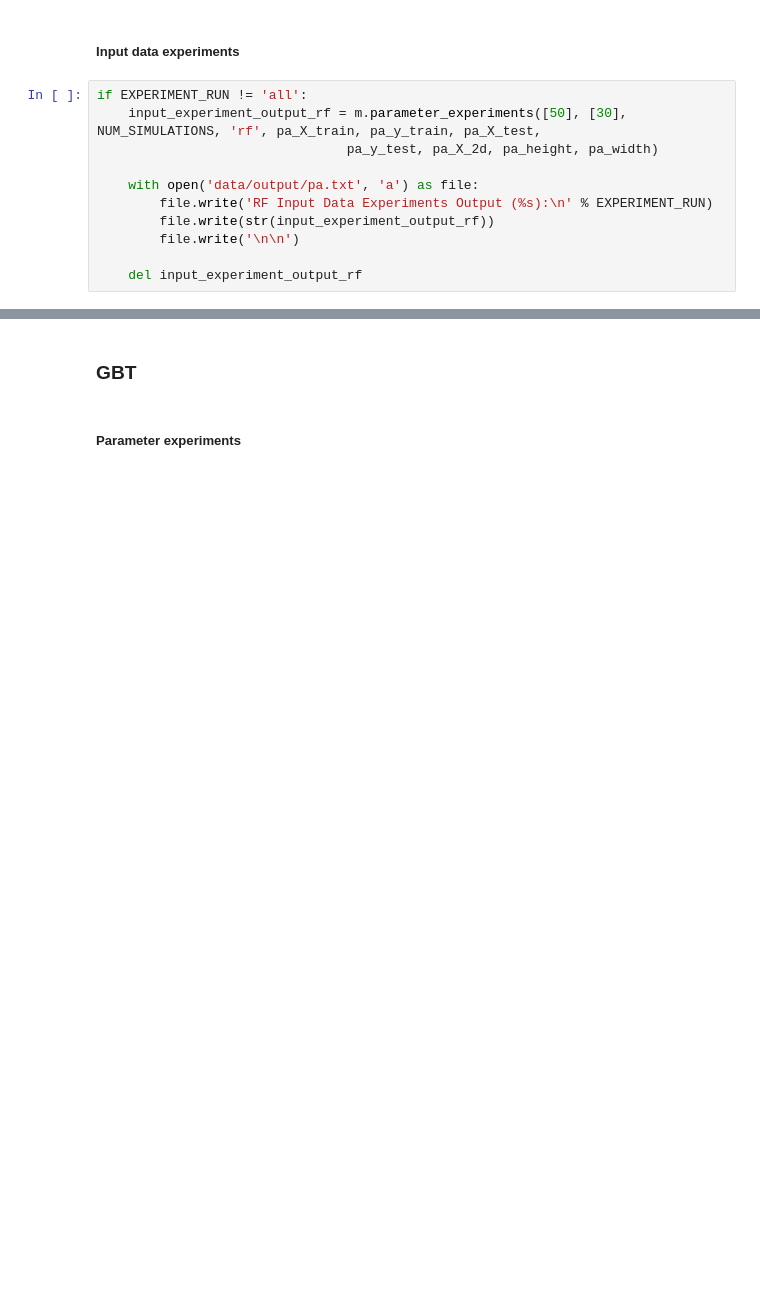
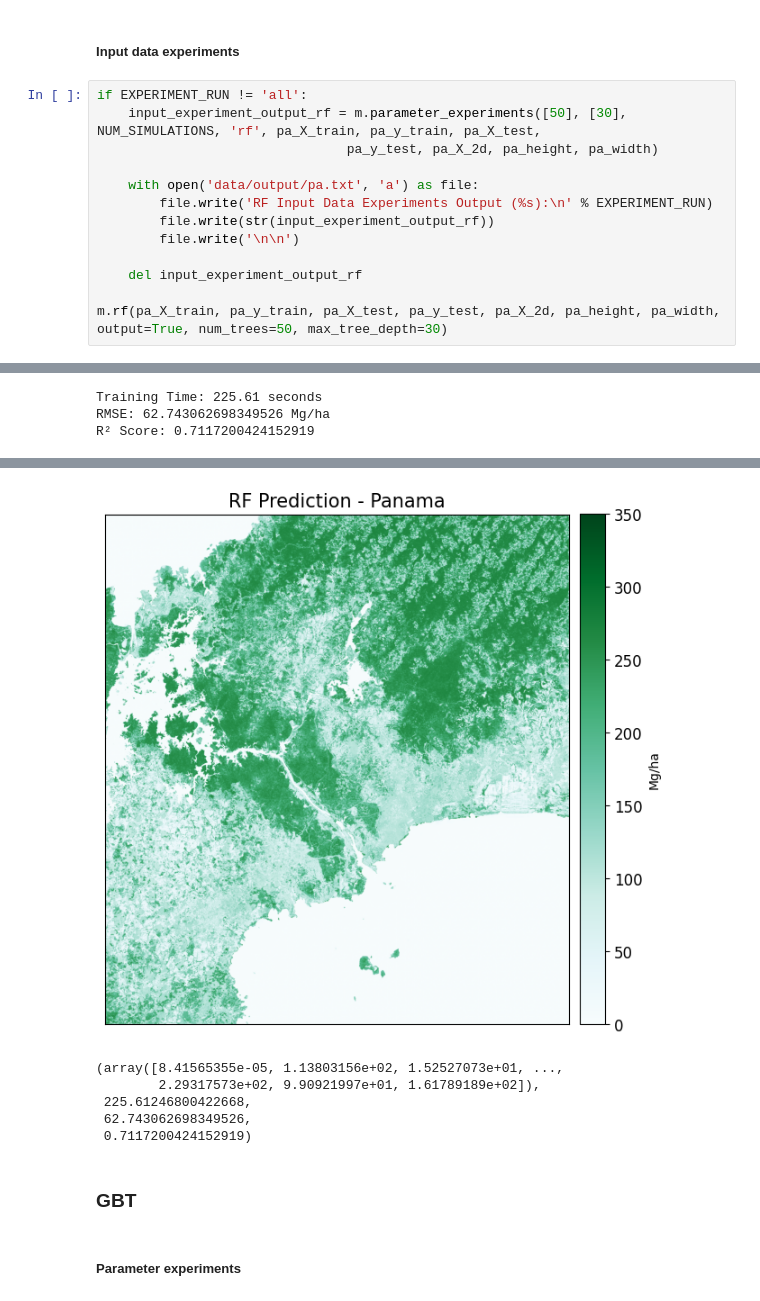
Before and after one commit to annalisefishell/MasterThesis, a Jupyter notebook: panama.ipynb, the cells around one changed output, grey strips where cells are left out. Drawn from its saved outputs; the diff is of its cells as text; blank space fills up the shorter version.

```diff
--- a/panama.ipynb
+++ b/panama.ipynb
@@ -153,4 +166,6 @@ if EXPERIMENT_RUN != 'all':
         file.write('\n\n')
 
     del input_experiment_output_rf
+
+m.rf(pa_X_train, pa_y_train, pa_X_test, pa_y_test, pa_X_2d, pa_height, pa_width, output=True, num_trees=50, max_tree_depth=30)
 # %% [output]
@@ -173,0 +178,3 @@ if EXPERIMENT_RUN != 'all':
+Training Time: 225.61 seconds
+RMSE: 62.743062698349526 Mg/ha
+R² Score: 0.7117200424152919
@@ -174,3 +184,9 @@ if EXPERIMENT_RUN != 'all':
+[figure, added]
+(array([8.41565355e-05, 1.13803156e+02, 1.52527073e+01, ...,
+        2.29317573e+02, 9.90921997e+01, 1.61789189e+02]),
+ 225.61246800422668,
+ 62.743062698349526,
+ 0.7117200424152919)
 # %% [markdown]
 ### GBT
 # %% [markdown]
```
Also changed, not shown: parts of 9 cells of this notebook, 7 other files.
